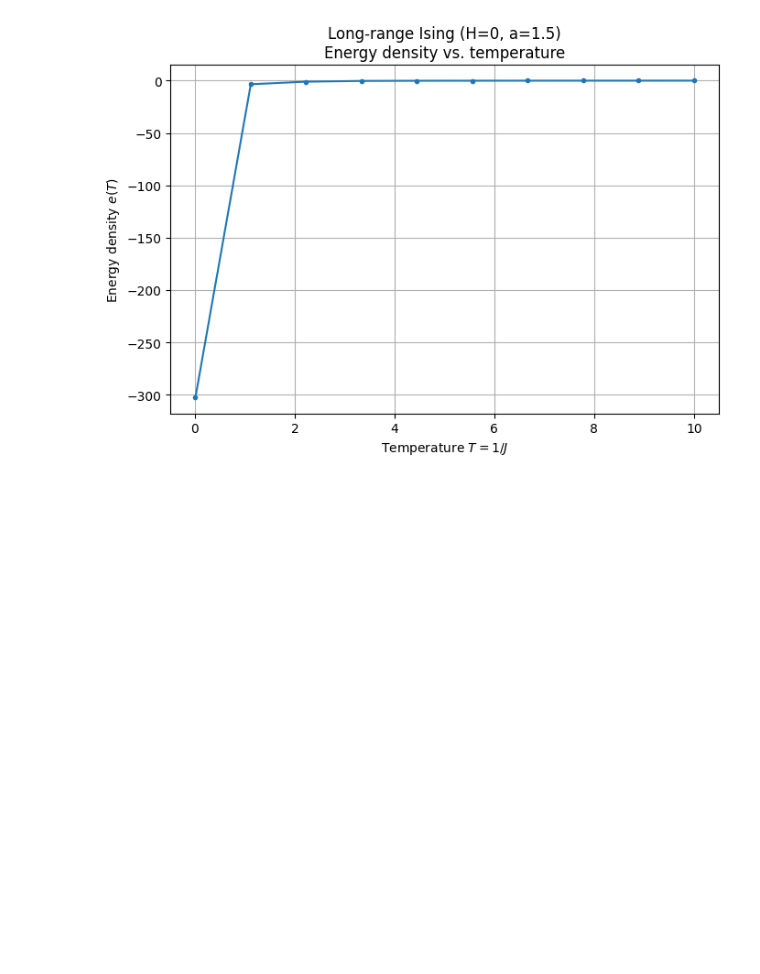
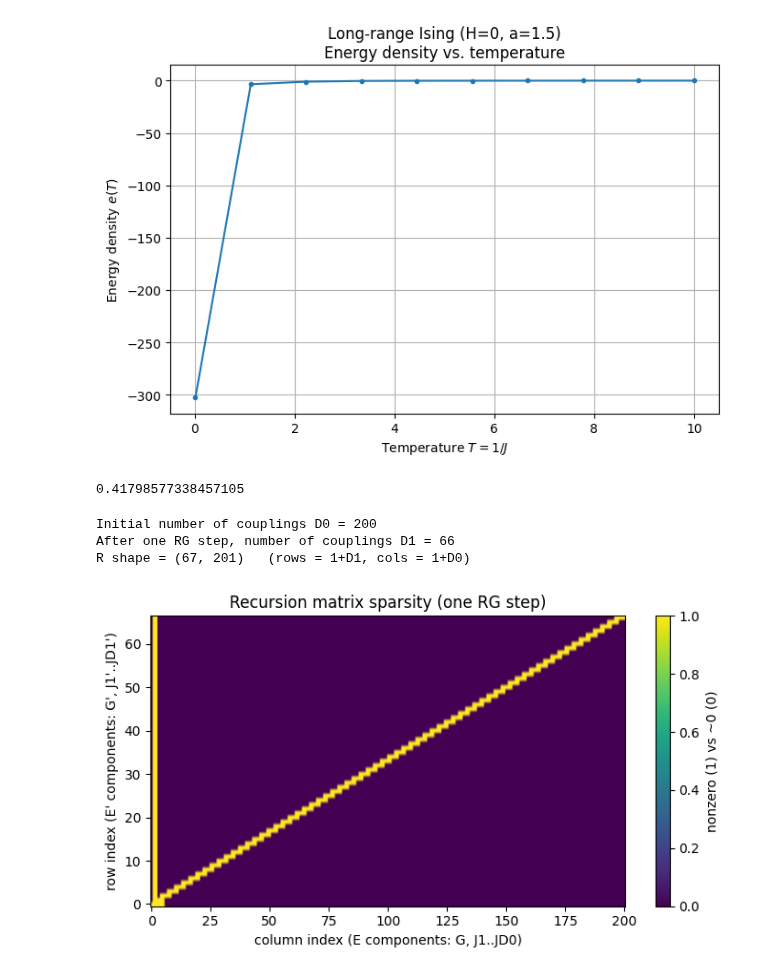
Before and after one commit to erbilcanartun/long-range-ising-chain, a Jupyter notebook: notebooks/new_foundation-numba.ipynb, the cells around one changed output. Cells and saved outputs as stored; diff of their text form; code cells hidden in the pictures; blank space fills up the shorter version.

Commit message:
Add recursion matrix demo and critical coupling example
Introduced a new code cell to demonstrate the construction and visualization of a single-step recursion matrix, including a plotting function. Also added an example calculation for the critical coupling using the find_Jc function.

```diff
--- a/notebooks/new_foundation-numba.ipynb
+++ b/notebooks/new_foundation-numba.ipynb
@@ -697,3 +697,60 @@ plt.tight_layout()
 plt.show()
 # %% [output]
 [figure]
+# %%
+a = 1.5
+
+# Critical coupling once
+Jc = find_Jc(a=a,
+             Jlow=1e-2, Jhigh=1e2,
+             max_steps=6, max_dist_final=6,
+             tol=1e-5, growth_threshold=1e4,
+             decay_threshold=1e-4)
+Jc
+# %% [output]
+0.41798577338457105
+# %%
+import numpy as np
+import matplotlib.pyplot as plt
+
+def demo_recursion_matrix_one_step(D0=20, a=1.5, J0=1.0, eps=1e-6):
+    """
+    Build a single-step recursion matrix R for H=0, and visualize its sparsity.
+    D0 : initial max distance
+    a  : exponent in J_r = J0 / r^a
+    J0 : bare nearest-neighbour coupling
+    """
+
+    # Build initial J of length D0
+    J = np.zeros(D0 + 1, dtype=np.float64)
+    r = np.arange(1, D0 + 1, dtype=np.float64)
+    J[1:] = J0 / (r**a)
+
+    # Compute recursion matrix and one-step renormalized couplings
+    R, Jp = recursion_matrix_H0(J, eps=eps)
+
+    print("Initial number of couplings D0 =", D0)
+    print("After one RG step, number of couplings D1 =", len(Jp) - 1)
+    print("R shape =", R.shape, "  (rows = 1+D1, cols = 1+D0)")
+
+    # Visualize |R| > threshold
+    thr = 1e-6
+    mask = (np.abs(R) > thr).astype(float)
+
+    plt.figure(figsize=(7, 4))
+    plt.imshow(mask, aspect='auto', origin='lower')
+    plt.colorbar(label="nonzero (1) vs ~0 (0)")
+    plt.xlabel("column index (E components: G, J1..JD0)")
+    plt.ylabel("row index (E' components: G', J1'..JD1')")
+    plt.title("Recursion matrix sparsity (one RG step)")
+    plt.tight_layout()
+    plt.show()
+
+    return R, J, Jp
+# %%
+R, J_init, J_after = demo_recursion_matrix_one_step(D0=200, a=1.5, J0=1.0)
+# %% [output]
+Initial number of couplings D0 = 200
+After one RG step, number of couplings D1 = 66
+R shape = (67, 201)   (rows = 1+D1, cols = 1+D0)
+[figure, added]
```
